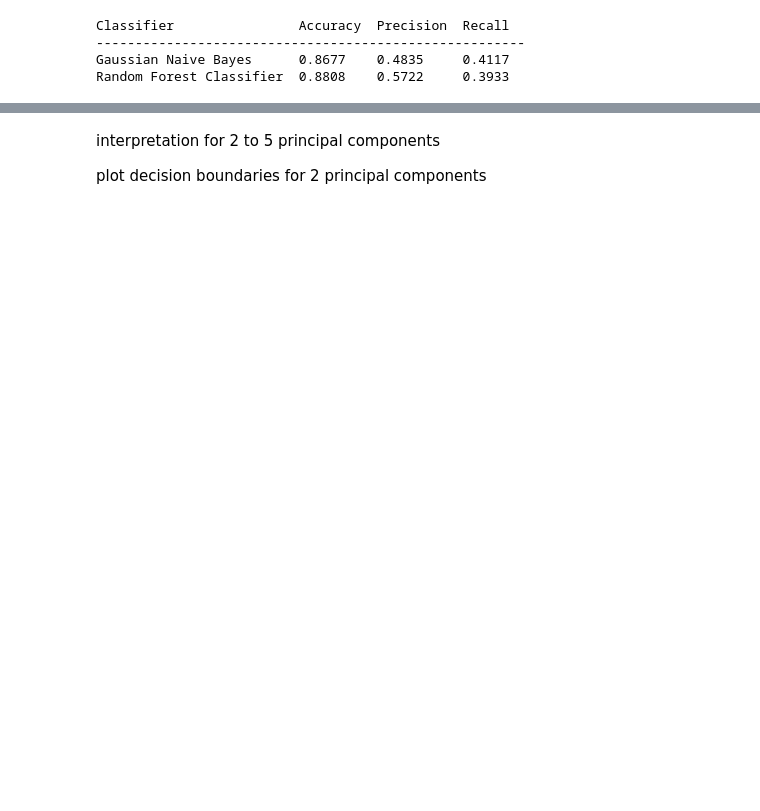
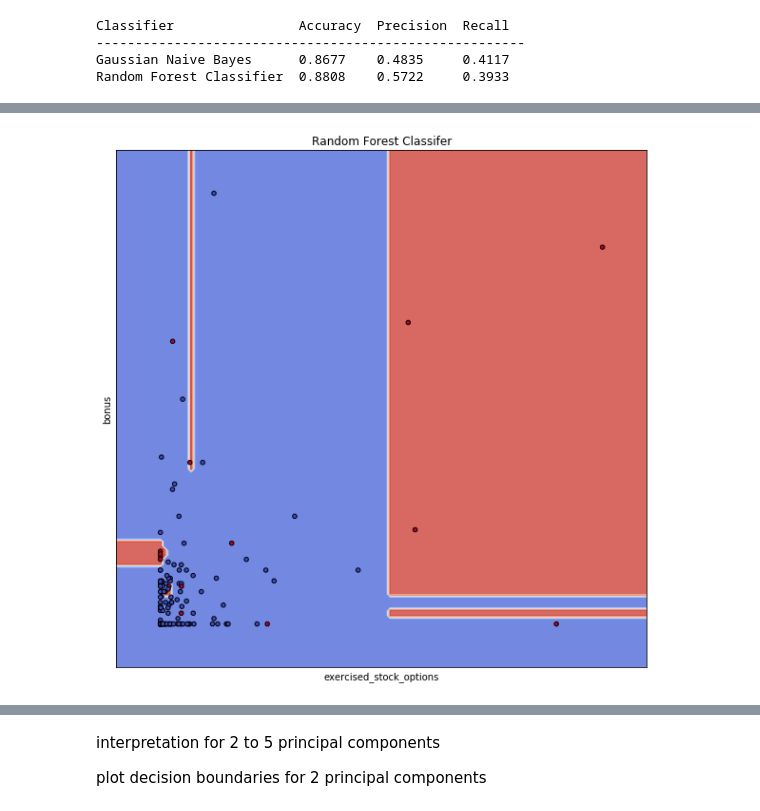
Before and after one commit to ttsteiger/Udacity_DAND, a Jupyter notebook: DAND_p5/enron_nb.ipynb, the cells around one changed output, grey strips where cells are left out. Drawn from its saved outputs; the diff is of its cells as text; code cells hidden in the pictures; blank space fills up the shorter version.

```diff
--- a/DAND_p5/enron_nb.ipynb
+++ b/DAND_p5/enron_nb.ipynb
@@ -501,3 +496,20 @@ best model -> random forest classifer
+# %%
+# generate meshgrid
+X0, X1 = X['exercised_stock_options'].values, X['bonus'].values
+xx, yy = generate_meshgrid(X0, X1)
+
+
+fig, ax = plt.subplots(figsize=(10, 10))
+
+plot_boundaries(ax, rf_clf, xx, yy, cmap=plt.cm.coolwarm, alpha=0.8)
+ax.scatter(X0, X1, c=y, cmap=plt.cm.coolwarm, s=20, edgecolors='k')
+ax.set(title='Random Forest Classifer',
+       xlabel='exercised_stock_options', xlim=[xx.min(), xx.max()], xticks=[],
+       ylabel='bonus', ylim=[yy.min(), yy.max()], yticks=[])
+
+plt.show()
+# %% [output]
+[figure, added]
 # %% [markdown]
 ## PCA Approach
 
```
Also changed, not shown: parts of 24 cells of this notebook.
